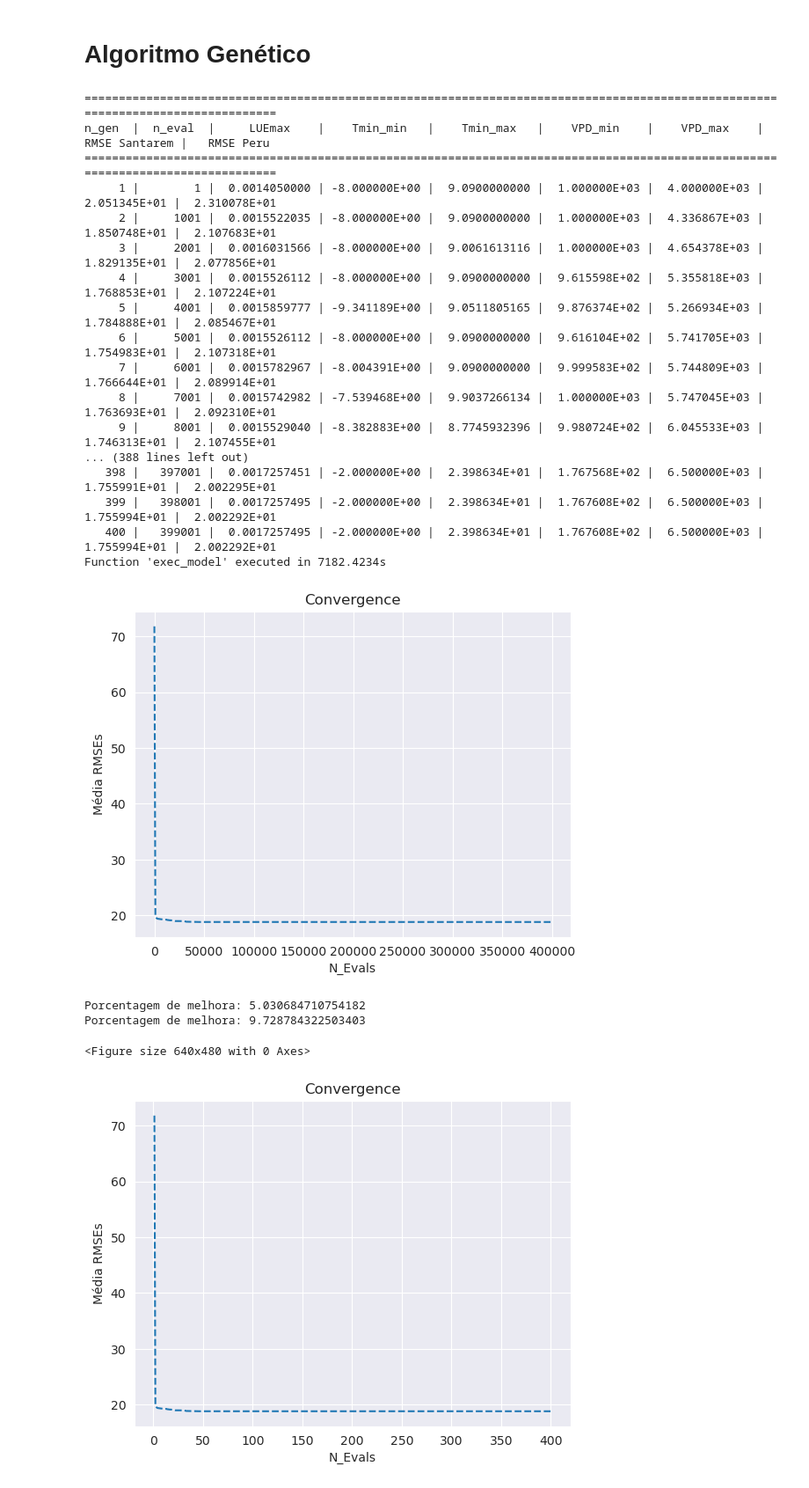
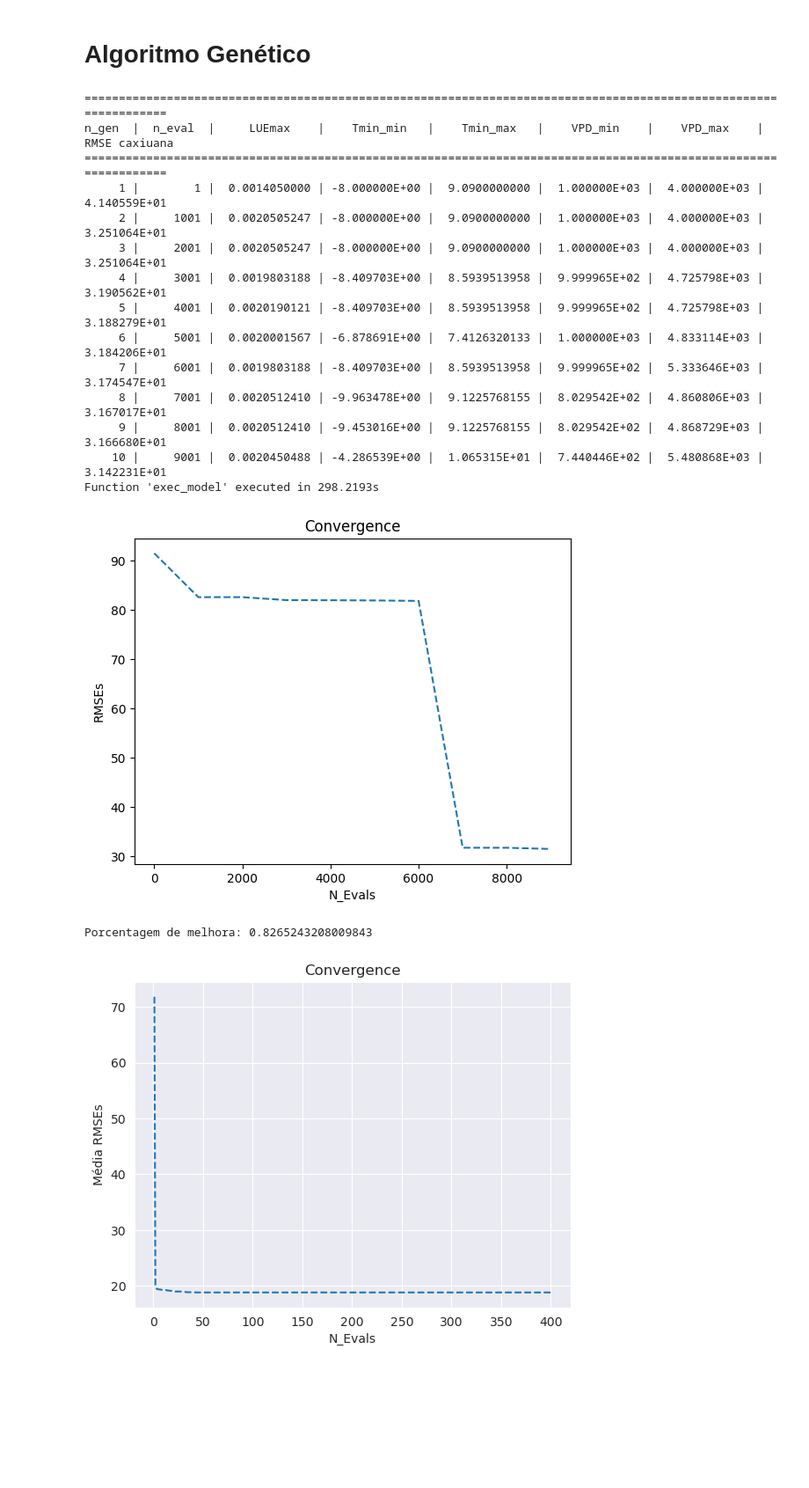
Before and after one commit to leotamasauskas/Enhancing-Satellite-Based-Estimations-of-Carbon-Flux-in-Caxiuan-Forest-Using-Artificial-Intelligence, a Jupyter notebook: main.ipynb, the cells around one changed output. Shown: that part at 88% size. Cells and saved outputs as stored; diff of their text form; code cells hidden in the pictures; blank space fills up the shorter version.

```diff
--- a/main.ipynb
+++ b/main.ipynb
@@ -216,7 +201,7 @@ def modis_date(data_str):
     return data
 
 # Leitura e pré-processamento dos dados de Fração de Absorção de Luz Fotossinteticamente Ativa (FPAR)
-Gpp_mod = pd.read_csv('./Users/Leonardo/Documents/caxi/GPP_MODIS/Gpp_500m (1).csv', header=None,na_values='F') # unidade: (%)
+Gpp_mod = pd.read_csv('./GPP_MODIS/Gpp_500m (1).csv', header=None,na_values='F') # unidade: (%)
 Gpp_mod.index = Gpp_mod[2].apply(modis_date)  # Convertendo a data no formato MODIS
 
 # Arrumando o dataframe
@@ -229,7 +214,7 @@ caxiuana_gpp_mod = caxiuana_gpp_mod['Gpp_modis']
 # %% [markdown]
 ## Agregando os dados Para a Resolução Temporal do MOD17
 # %%
-observacoes_caxiuana = smoothed_gpp_caxiuana_torre
+observacoes_caxiuana = observacoes_cax
 
 
 index_caxiuana = observacoes_caxiuana.index
@@ -250,18 +235,16 @@ rmse_mod_caxiuana = np.sqrt(mean_squared_error(y_true=observacoes_caxiuana, y_pr
 
 #Organizando os dados de GPP calculado com o algoritmo do mod17 amostras de 8 dias
 #Mesma resolução temporal do MOD17
-gpp_ebf_8d_2005_caxiuana = smoothed_gpp_alg_caxiuana['2005':'2005'].resample('8D').sum()
-gpp_ebf_8d_2006_caxiuana = smoothed_gpp_alg_caxiuana['2006':'2006'].resample('8D').sum()
-gpp_ebf_8d_2007_caxiuana = smoothed_gpp_alg_caxiuana['2007':'2007'].resample('8D').sum()
-gpp_ebf_8d_2008_caxiuana = smoothed_gpp_alg_caxiuana['2008':'2008'].resample('8D').sum()
-smoothed_gpp_algpad_caxiuana = pd.concat([gpp_ebf_8d_2005_caxiuana,gpp_ebf_8d_2006_caxiuana,gpp_ebf_8d_2007_caxiuana,gpp_ebf_8d_2008_caxiuana],axis=0)
+gpp_ebf_8d_2005_caxiuana = gpp_alg_caxiuana['2005':'2005'].resample('8D').sum()
+gpp_ebf_8d_2006_caxiuana = gpp_alg_caxiuana['2006':'2006'].resample('8D').sum()
+gpp_ebf_8d_2007_caxiuana = gpp_alg_caxiuana['2007':'2007'].resample('8D').sum()
+gpp_ebf_8d_2008_caxiuana = gpp_alg_caxiuana['2008':'2008'].resample('8D').sum()
+gpp_algpad_caxiuana = pd.concat([gpp_ebf_8d_2005_caxiuana,gpp_ebf_8d_2006_caxiuana,gpp_ebf_8d_2007_caxiuana,gpp_ebf_8d_2008_caxiuana],axis=0)
 
 
 
 #Calculando o RMSE o algorotimo do mod17 e dados da torre.
-rmse_algpad_caxiuana = np.sqrt(mean_squared_error(y_true=observacoes_caxiuana, y_pred=smoothed_gpp_algpad_caxiuana))
-
-[rmse_algpad_caxiuana]
+rmse_algpad_caxiuana = np.sqrt(mean_squared_error(y_true=observacoes_caxiuana, y_pred=gpp_algpad_caxiuana))
 
 initial_population = np.array([0.001405, -8.0, 9.09, 1000.0, 4000.0, 26.9, 2.0, 2.0, 1.1, 0.162, 0.00604, 0.00519, 0.00397])
 # %% [markdown]
@@ -271,7 +254,7 @@ def get_data(x):
     '''Função para calcular os dados de GPP com os parametros em otimização pelo Algoritmo Genético'''
     global observacoes_caxiuana
 
-    previsoes_caxiuana = np.nanmean(MOD17._gpp(x, drivers_caxiuana[0], drivers_caxiuana[1], drivers_caxiuana[2], drivers_caxiuana[3]), axis=-1)
+    previsoes_caxiuana = MOD17._gpp(x, drivers_caxiuana[0], drivers_caxiuana[1], drivers_caxiuana[2], drivers_caxiuana[3])
     previsoes_caxiuana = pd.DataFrame(previsoes_caxiuana,index=index_caxiuana)
     previsoes_caxiuana = ExponentialSmoothing(previsoes_caxiuana, initialization_method="heuristic",freq='D').fit(optimized=True).fittedvalues
 
@@ -301,7 +284,6 @@ class MyOutput(Output):
     def update(self, algorithm):
 
         global observacoes_caxiuana
-
 
         super().update(algorithm)
         self.LUEmax.set(algorithm.pop.get("X")[0][0])
@@ -334,24 +316,16 @@ class MyCustomProblem(ElementwiseProblem,):
         '''Função utilizada para cálculo da fitness de cada individuo da população do AG'''
         global observacoes_caxiuana
 
-
         previsoes_caxiuana = get_data(x)
 
         rmse_caxiuana = np.sqrt(mean_squared_error(y_true=observacoes_caxiuana, y_pred=previsoes_caxiuana))
 
         comparar_mod_caxiuana = (rmse_caxiuana > rmse_mod_caxiuana)
 
+        # Armazenar na saída
+        out["F"] = rmse_caxiuana
 
-        # Calcule a média das diferenças de RMSE entre o algoritmo e o modelo para ambas as regiões
-        mean_diff = np.mean([comparar_mod_caxiuana])
-
-        # Calcular a média aritmética dos valores RMSE para Caxiuana
-        mean_rmse = np.mean([rmse_caxiuana])
-
-        # Armazenar na saída
-        out["F"] = mean_rmse
-
-        out["G"] = mean_diff
+        out["G"] = comparar_mod_caxiuana
 
 class MyCallback(Callback):
     '''Classe utilizada para salvar dados do GA sem precisar usar o parâmetro save_history que ocupa muita memória e deixa o AG mais lento'''
@@ -389,57 +363,53 @@ def timer_func(func):
         print(f'Function {func.__name__!r} executed in {(t2-t1):.4f}s')
         return result
     return wrap_func
 
 
 @timer_func
 def exec_model():
     # Execute a otimização
     res = minimize(ConstraintsAsPenalty(problem,penalty=50.0),
                    algorithm,
-                   ('n_gen', 400),
+                   ('n_gen', 10),
                    seed=1,
                    output=MyOutput(),
                    callback=callback,
                    save_history=False,
                    verbose=True)
     return res
 
 res = exec_model()
 
 #Plotando o gráfico de convergência
 plt.title("Convergence")
 plt.plot(callback.n_evals, callback.opt, "--")
-plt.ylabel("Média RMSEs")
+plt.ylabel("RMSEs")
 plt.xlabel("N_Evals")
 
 plt.show()
-plt.savefig("convergence.png", dpi=300)
+#plt.savefig("convergence.png", dpi=300)
+
 previsoes_caxiuana_GA= get_data(list(res.X))
 rmse_st = np.sqrt(mean_squared_error(y_true=observacoes_caxiuana,y_pred=previsoes_caxiuana_GA))
 
 print(f'Porcentagem de melhora: {-((rmse_st - rmse_mod_caxiuana) / rmse_mod_caxiuana) * 100}')
 # %% [output]
-=================================================================================================================================
-n_gen  |  n_eval  |     LUEmax    |    Tmin_min   |    Tmin_max   |    VPD_min    |    VPD_max    | RMSE Santarem |   RMSE Peru
-=================================================================================================================================
-     1 |        1 |  0.0014050000 | -8.000000E+00 |  9.0900000000 |  1.000000E+03 |  4.000000E+03 |  2.051345E+01 |  2.310078E+01
-     2 |     1001 |  0.0015522035 | -8.000000E+00 |  9.0900000000 |  1.000000E+03 |  4.336867E+03 |  1.850748E+01 |  2.107683E+01
-     3 |     2001 |  0.0016031566 | -8.000000E+00 |  9.0061613116 |  1.000000E+03 |  4.654378E+03 |  1.829135E+01 |  2.077856E+01
-     4 |     3001 |  0.0015526112 | -8.000000E+00 |  9.0900000000 |  9.615598E+02 |  5.355818E+03 |  1.768853E+01 |  2.107224E+01
-     5 |     4001 |  0.0015859777 | -9.341189E+00 |  9.0511805165 |  9.876374E+02 |  5.266934E+03 |  1.784888E+01 |  2.085467E+01
-     6 |     5001 |  0.0015526112 | -8.000000E+00 |  9.0900000000 |  9.616104E+02 |  5.741705E+03 |  1.754983E+01 |  2.107318E+01
-     7 |     6001 |  0.0015782967 | -8.004391E+00 |  9.0900000000 |  9.999583E+02 |  5.744809E+03 |  1.766644E+01 |  2.089914E+01
-     8 |     7001 |  0.0015742982 | -7.539468E+00 |  9.9037266134 |  1.000000E+03 |  5.747045E+03 |  1.763693E+01 |  2.092310E+01
-     9 |     8001 |  0.0015529040 | -8.382883E+00 |  8.7745932396 |  9.980724E+02 |  6.045533E+03 |  1.746313E+01 |  2.107455E+01
-... (388 lines left out)
-   398 |   397001 |  0.0017257451 | -2.000000E+00 |  2.398634E+01 |  1.767568E+02 |  6.500000E+03 |  1.755991E+01 |  2.002295E+01
-   399 |   398001 |  0.0017257495 | -2.000000E+00 |  2.398634E+01 |  1.767608E+02 |  6.500000E+03 |  1.755994E+01 |  2.002292E+01
-   400 |   399001 |  0.0017257495 | -2.000000E+00 |  2.398634E+01 |  1.767608E+02 |  6.500000E+03 |  1.755994E+01 |  2.002292E+01
-Function 'exec_model' executed in 7182.4234s
+=================================================================================================================
+n_gen  |  n_eval  |     LUEmax    |    Tmin_min   |    Tmin_max   |    VPD_min    |    VPD_max    | RMSE caxiuana
+=================================================================================================================
+     1 |        1 |  0.0014050000 | -8.000000E+00 |  9.0900000000 |  1.000000E+03 |  4.000000E+03 |  4.140559E+01
+     2 |     1001 |  0.0020505247 | -8.000000E+00 |  9.0900000000 |  1.000000E+03 |  4.000000E+03 |  3.251064E+01
+     3 |     2001 |  0.0020505247 | -8.000000E+00 |  9.0900000000 |  1.000000E+03 |  4.000000E+03 |  3.251064E+01
+     4 |     3001 |  0.0019803188 | -8.409703E+00 |  8.5939513958 |  9.999965E+02 |  4.725798E+03 |  3.190562E+01
+     5 |     4001 |  0.0020190121 | -8.409703E+00 |  8.5939513958 |  9.999965E+02 |  4.725798E+03 |  3.188279E+01
+     6 |     5001 |  0.0020001567 | -6.878691E+00 |  7.4126320133 |  1.000000E+03 |  4.833114E+03 |  3.184206E+01
+     7 |     6001 |  0.0019803188 | -8.409703E+00 |  8.5939513958 |  9.999965E+02 |  5.333646E+03 |  3.174547E+01
+     8 |     7001 |  0.0020512410 | -9.963478E+00 |  9.1225768155 |  8.029542E+02 |  4.860806E+03 |  3.167017E+01
+     9 |     8001 |  0.0020512410 | -9.453016E+00 |  9.1225768155 |  8.029542E+02 |  4.868729E+03 |  3.166680E+01
+    10 |     9001 |  0.0020450488 | -4.286539E+00 |  1.065315E+01 |  7.440446E+02 |  5.480868E+03 |  3.142231E+01
+Function 'exec_model' executed in 298.2193s
-[figure, old version]
+[figure, new version]
-Porcentagem de melhora: 5.030684710754182
-Porcentagem de melhora: 9.728784322503403
+Porcentagem de melhora: 0.8265243208009843
-<Figure size 640x480 with 0 Axes>
 # %%
 #Plotando o gráfico de convergência em relação ao número de gerações
 plt.title("Convergence")
```
Also changed, not shown: parts of 5 cells of this notebook, 3 other files.
